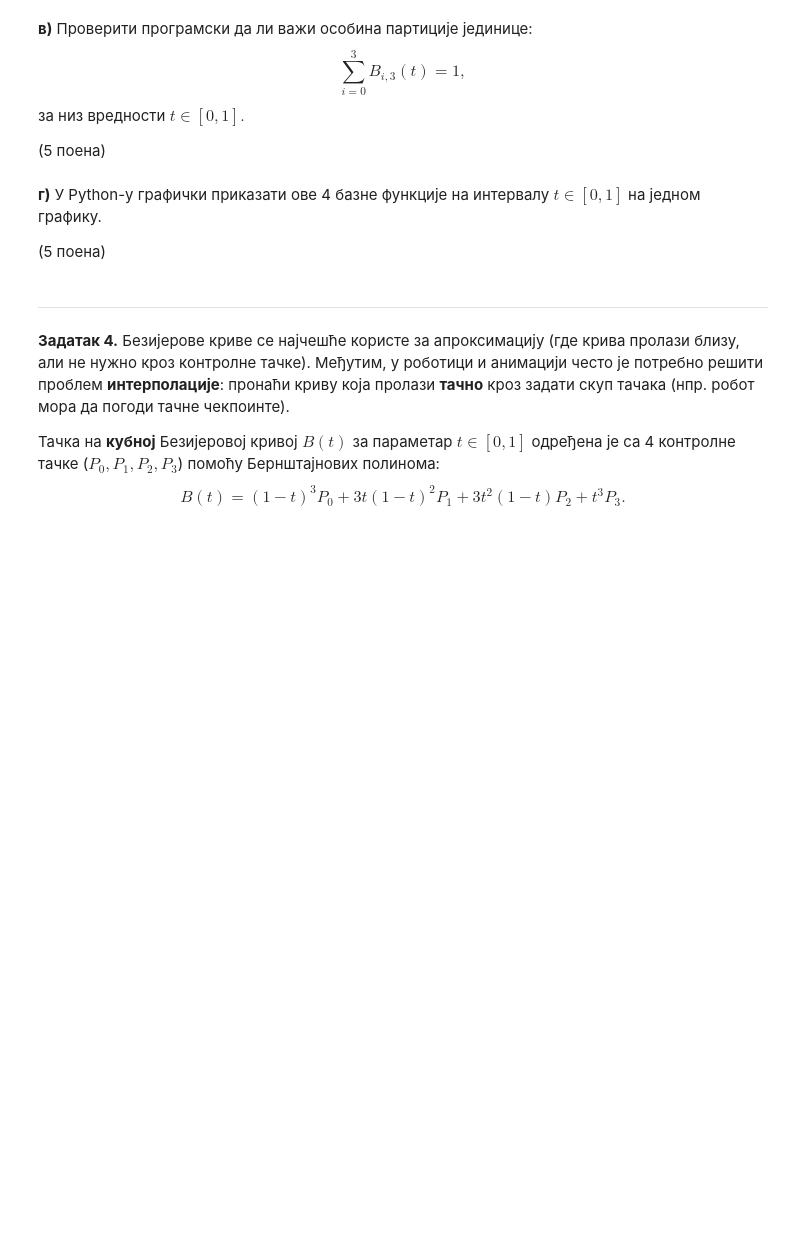
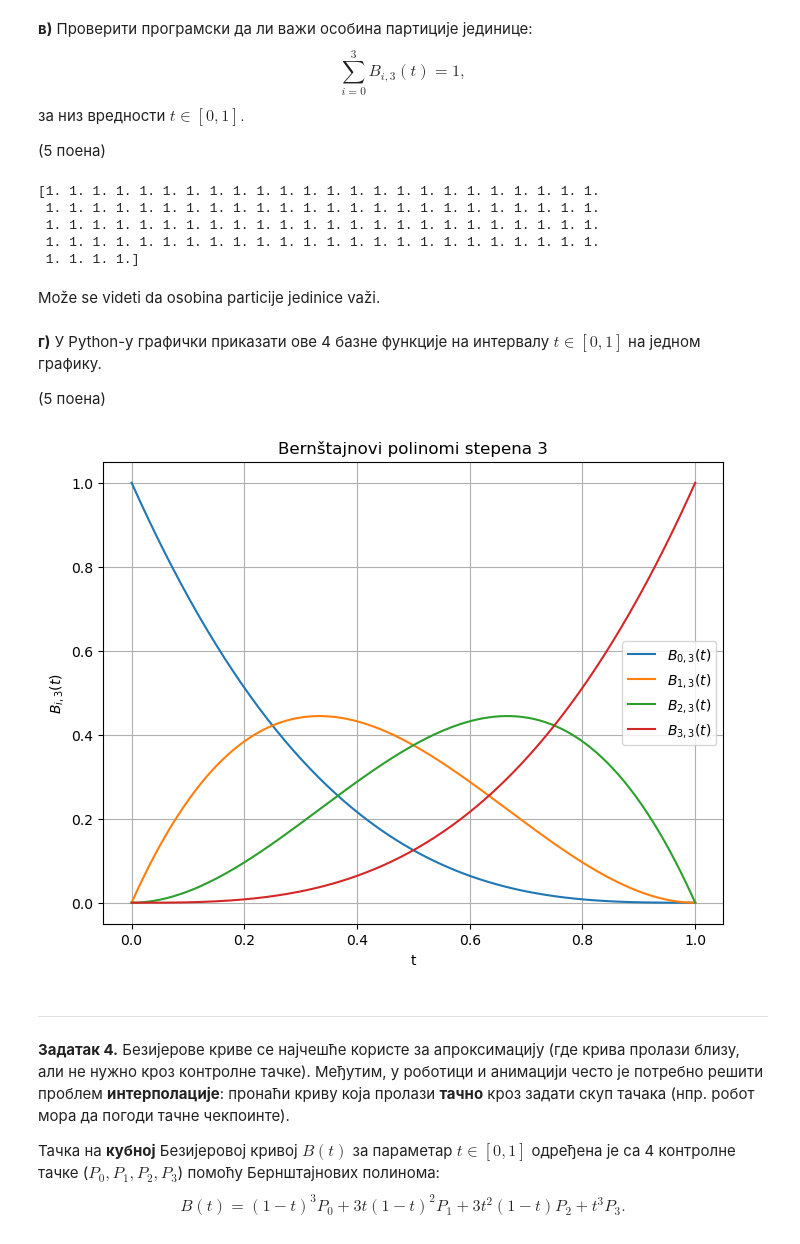
Before and after one commit to paunovicjovan/mathematical-methods-for-machine-learning, a Jupyter notebook: Homeworks/02Domaci2025-26_Jovan_Paunovic.ipynb, the cells around one changed output. Drawn from its saved outputs; the diff is of its cells as text; code cells hidden in the pictures; blank space fills up the shorter version.

```diff
--- a/Homeworks/02Domaci2025-26_Jovan_Paunovic.ipynb
+++ b/Homeworks/02Domaci2025-26_Jovan_Paunovic.ipynb
@@ -197,10 +264,49 @@ $$\sum_{i=0}^3B_{i,3}(t)=1,$$
 за низ вредности $t\in[0,1].$
 
 (5 поена)
+# %%
+t = np.linspace(0, 1, 100)
+
+B = np.array([
+    (1 - t)**3,
+    3 * t * (1 - t)**2,
+    3 * t**2 * (1 - t),
+    t**3
+])
+
+sum_B = np.sum(B, axis=0)
+print(sum_B)
+# %% [output]
+[1. 1. 1. 1. 1. 1. 1. 1. 1. 1. 1. 1. 1. 1. 1. 1. 1. 1. 1. 1. 1. 1. 1. 1.
+ 1. 1. 1. 1. 1. 1. 1. 1. 1. 1. 1. 1. 1. 1. 1. 1. 1. 1. 1. 1. 1. 1. 1. 1.
+ 1. 1. 1. 1. 1. 1. 1. 1. 1. 1. 1. 1. 1. 1. 1. 1. 1. 1. 1. 1. 1. 1. 1. 1.
+ 1. 1. 1. 1. 1. 1. 1. 1. 1. 1. 1. 1. 1. 1. 1. 1. 1. 1. 1. 1. 1. 1. 1. 1.
+ 1. 1. 1. 1.]
+# %% [markdown]
+Može se videti da osobina particije jedinice važi.
 # %% [markdown]
 **г)** У Python-у графички приказати ове 4 базне функције на интервалу $t\in[0,1]$ на једном графику.
 
 (5 поена)
+# %%
+def B(i, n, t):
+    return comb(n, i) * (t**i) * ((1-t)**(n-i))
+
+n = 3
+t = np.linspace(0, 1, 200)
+
+plt.figure(figsize=(8,6))
+for i in range(n+1):
+    plt.plot(t, B(i, n, t), label=fr"$B_{{{i},{n}}}(t)$")
+
+plt.title("Bernštajnovi polinomi stepena 3")
+plt.xlabel("t")
+plt.ylabel(fr"$B_{{i,{n}}}(t)$")
+plt.legend()
+plt.grid(True)
+plt.show()
+# %% [output]
+[figure, added]
 # %% [markdown]
 ***
 # %% [markdown]
```
Also changed, not shown: parts of 4 cells of this notebook.
